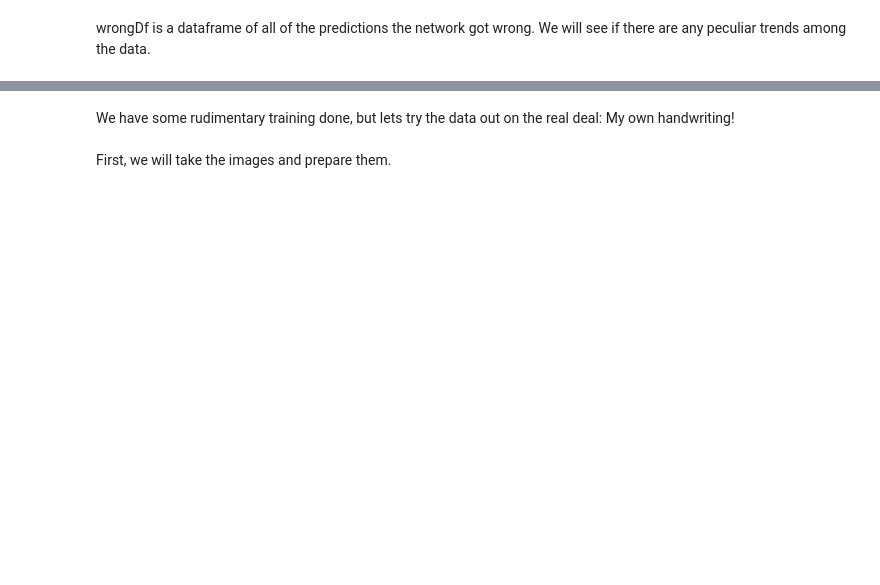
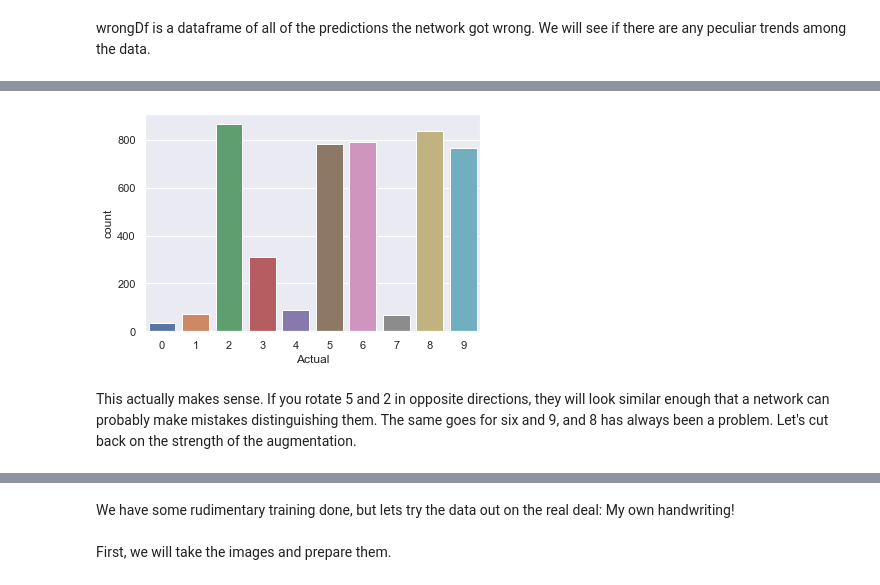
Before and after one commit to malikendsley/MOSTECMLProject-, a Jupyter notebook: MNIST Digit Recognition with Deep Learning - Malik Endsley and Daniel Park.ipynb, the cells around one changed output, grey strips where cells are left out. Drawn from its saved outputs; the diff is of its cells as text; code cells hidden in the pictures; blank space fills up the shorter version.

```diff
--- a/MNIST Digit Recognition with Deep Learning - Malik Endsley and Daniel Park.ipynb
+++ b/MNIST Digit Recognition with Deep Learning - Malik Endsley and Daniel Park.ipynb
@@ -352,0 +403,18 @@ If rounded out numbers are routinely mistaken for each other, perhaps the easier
+# %%
+augment = keras.preprocessing.image.ImageDataGenerator(
+            rotation_range=20,
+            zoom_range = .7,
+            width_shift_range=.2,
+            height_shift_range=.2)
+# %%
+augment.fit(X_train)
+# %%
+augmentedHistory = augmentedModel.fit_generator(augment.flow(
+          X_train,
+          y_train,
+          batch_size = 128),
+          epochs = 10,
+          verbose=1,
+          steps_per_epoch=312,
+          validation_data=(X_test, y_test),
+          )
@@ -352,0 +444,7 @@ If rounded out numbers are routinely mistaken for each other, perhaps the easier
+# %%
+predictions = augmentedModel.predict_classes(X_test, batch_size=2048, verbose=1)
+
+augmentedWrongDf = pd.DataFrame(columns=['Guess', 'Actual'])
+for i in range(len(predictions)):
+    if (predictions[i] != decodedY[i]):
+        augmentedWrongDf = augmentedWrongDf.append({'Guess' : predictions[i], 'Actual' : decodedY[i]}, ignore_index=True)
@@ -352,0 +463,6 @@ If rounded out numbers are routinely mistaken for each other, perhaps the easier
+# %%
+augmentedInaccuracyDf = sns.countplot(x="Actual", data=augmentedWrongDf)
+# %% [output]
+[figure, added]
+# %% [markdown]
+This actually makes sense. If you rotate 5 and 2 in opposite directions, they will look similar enough that a network can probably make mistakes distinguishing them. The same goes for six and 9, and 8 has always been a problem. Let's cut back on the strength of the augmentation.
```
Also changed, not shown: parts of 35 cells of this notebook, 4 other files.
